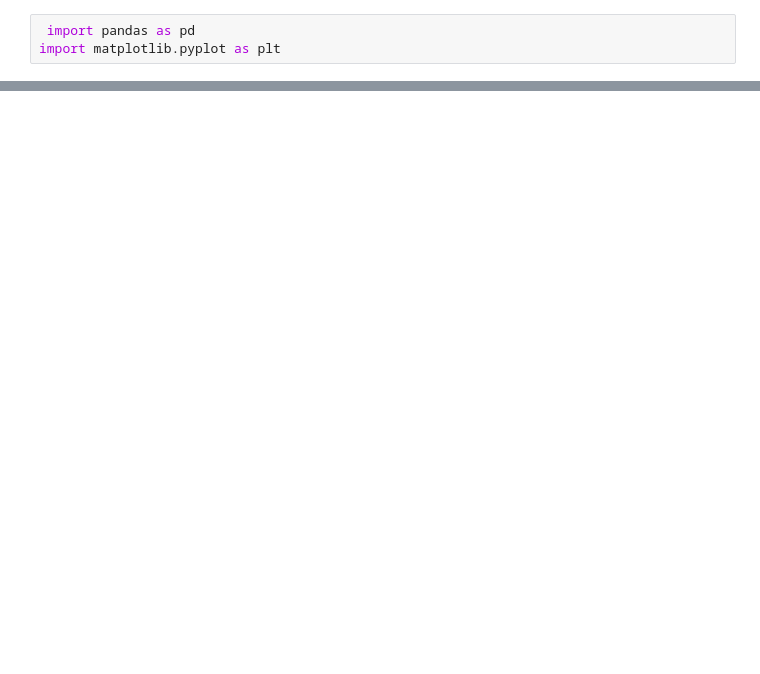
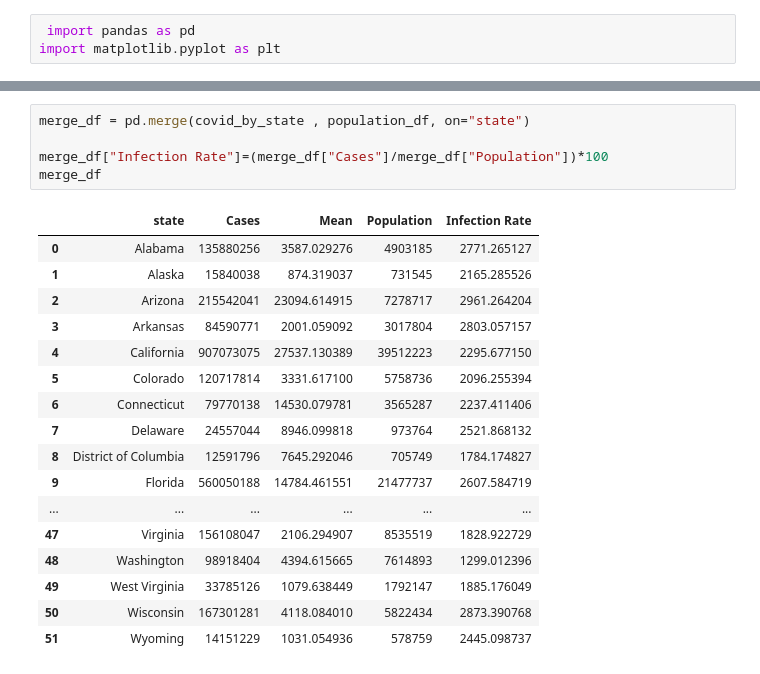
Before and after one commit to dakotajcollins/Car_Dealership, a Jupyter notebook: Maryam File/covidcasesVScarSale.ipynb, the cells around one changed output, grey strips where cells are left out. Drawn from its saved outputs; the diff is of its cells as text; blank space fills up the shorter version.

```diff
--- a/Maryam File/covidcasesVScarSale.ipynb
+++ b/Maryam File/covidcasesVScarSale.ipynb
@@ -44,3 +57,26 @@ covid_by_state
+# %%
+merge_df = pd.merge(covid_by_state , population_df, on="state")
+
+merge_df["Infection Rate"]=(merge_df["Cases"]/merge_df["Population"])*100
+merge_df
+# %% [output]
+|  | state | Cases | Mean | Population | Infection Rate |
+| 0 | Alabama | 135880256 | 3587.029276 | 4903185 | 2771.265127 |
+| 1 | Alaska | 15840038 | 874.319037 | 731545 | 2165.285526 |
+| 2 | Arizona | 215542041 | 23094.614915 | 7278717 | 2961.264204 |
+| 3 | Arkansas | 84590771 | 2001.059092 | 3017804 | 2803.057157 |
+| 4 | California | 907073075 | 27537.130389 | 39512223 | 2295.677150 |
+| 5 | Colorado | 120717814 | 3331.617100 | 5758736 | 2096.255394 |
+| 6 | Connecticut | 79770138 | 14530.079781 | 3565287 | 2237.411406 |
+| 7 | Delaware | 24557044 | 8946.099818 | 973764 | 2521.868132 |
+| 8 | District of Columbia | 12591796 | 7645.292046 | 705749 | 1784.174827 |
+| 9 | Florida | 560050188 | 14784.461551 | 21477737 | 2607.584719 |
+| ... | ... | ... | ... | ... | ... |
+| 47 | Virginia | 156108047 | 2106.294907 | 8535519 | 1828.922729 |
+| 48 | Washington | 98918404 | 4394.615665 | 7614893 | 1299.012396 |
+| 49 | West Virginia | 33785126 | 1079.638449 | 1792147 | 1885.176049 |
+| 50 | Wisconsin | 167301281 | 4118.084010 | 5822434 | 2873.390768 |
+| 51 | Wyoming | 14151229 | 1031.054936 | 578759 | 2445.098737 |
 # %%
 covid_by_state.plot(kind="bar",)
 plt.xlabel('State')
```
Also changed, not shown: parts of 5 cells of this notebook, 4 other files.
